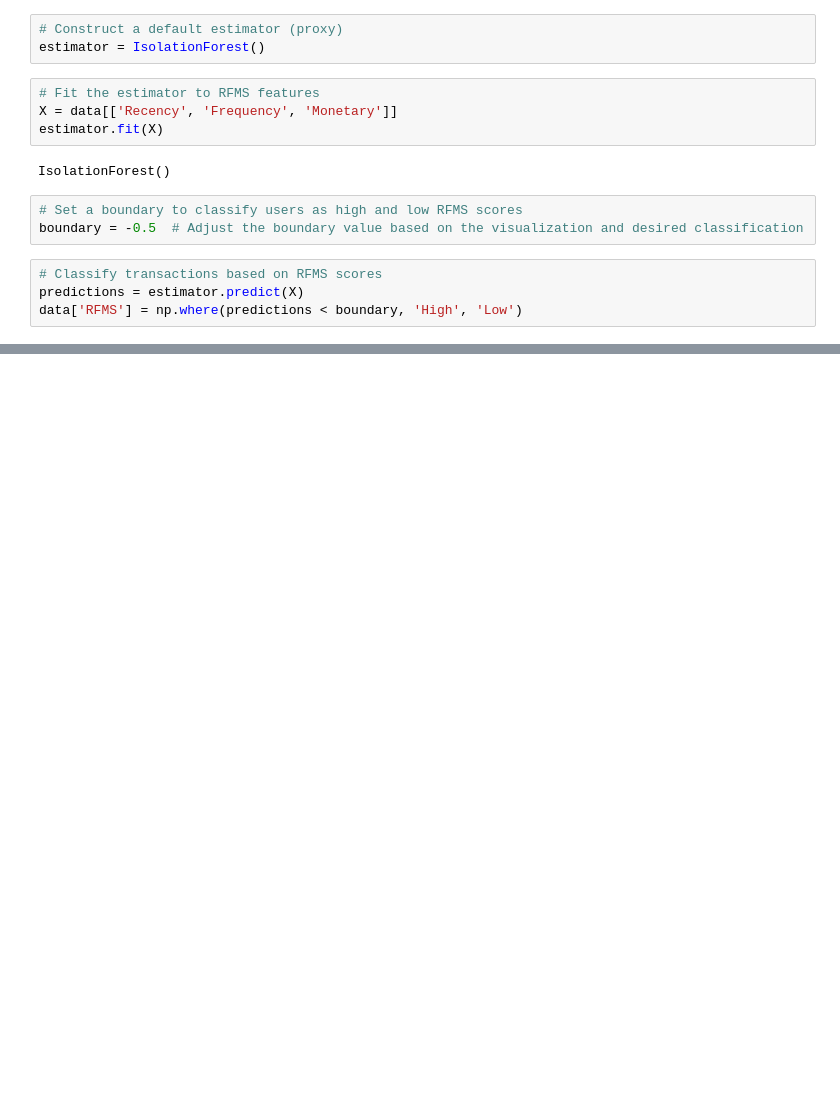
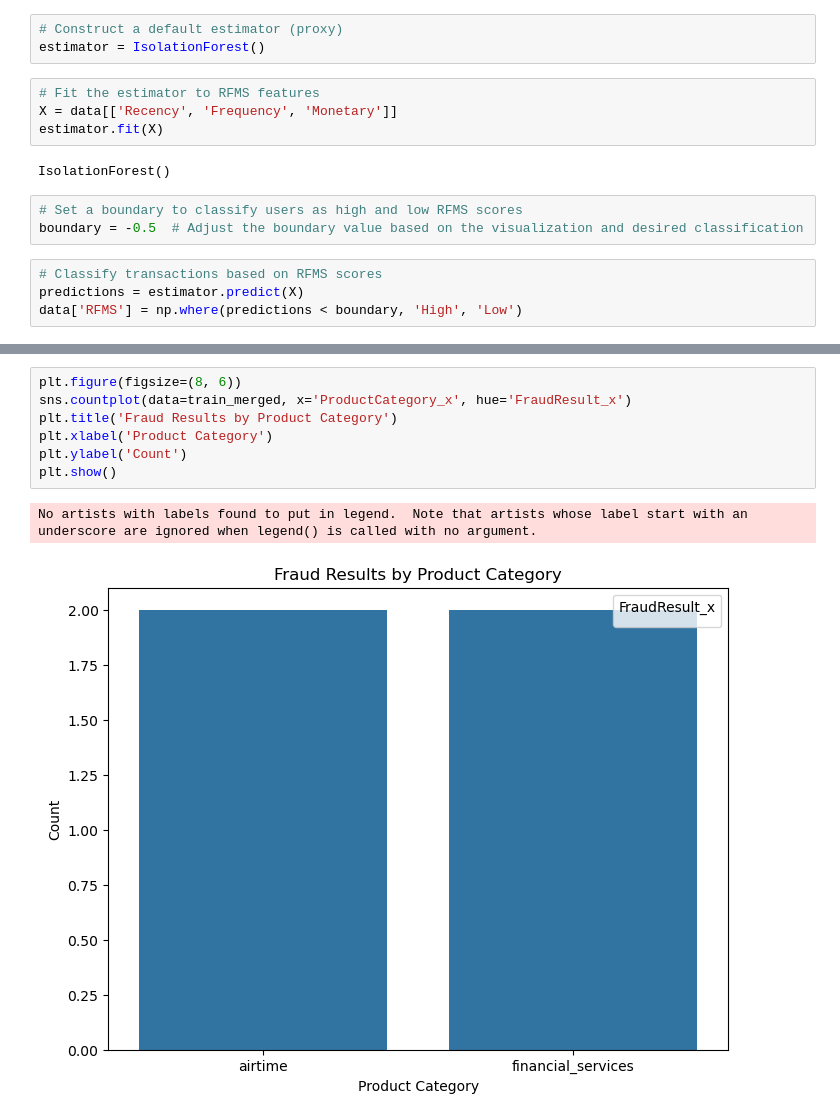
Before and after one commit to jodahe1/Bati-Bank, a Jupyter notebook: DEM/DEM.ipynb, the cells around one changed output, grey strips where cells are left out. Saved outputs shown, nothing was run; the diff lists cells and outputs as text; blank space fills up the shorter version.

```diff
--- a/DEM/DEM.ipynb
+++ b/DEM/DEM.ipynb
@@ -91,0 +233,10 @@ plt.show()
+# %%
+plt.figure(figsize=(8, 6))
+sns.countplot(data=train_merged, x='ProductCategory_x', hue='FraudResult_x')
+plt.title('Fraud Results by Product Category')
+plt.xlabel('Product Category')
+plt.ylabel('Count')
+plt.show()
+# %% [output]
+No artists with labels found to put in legend.  Note that artists whose label start with an underscore are ignored when legend() is called with no argument.
+[figure, added]
```
Also changed, not shown: parts of 27 cells of this notebook, 1 other file.
